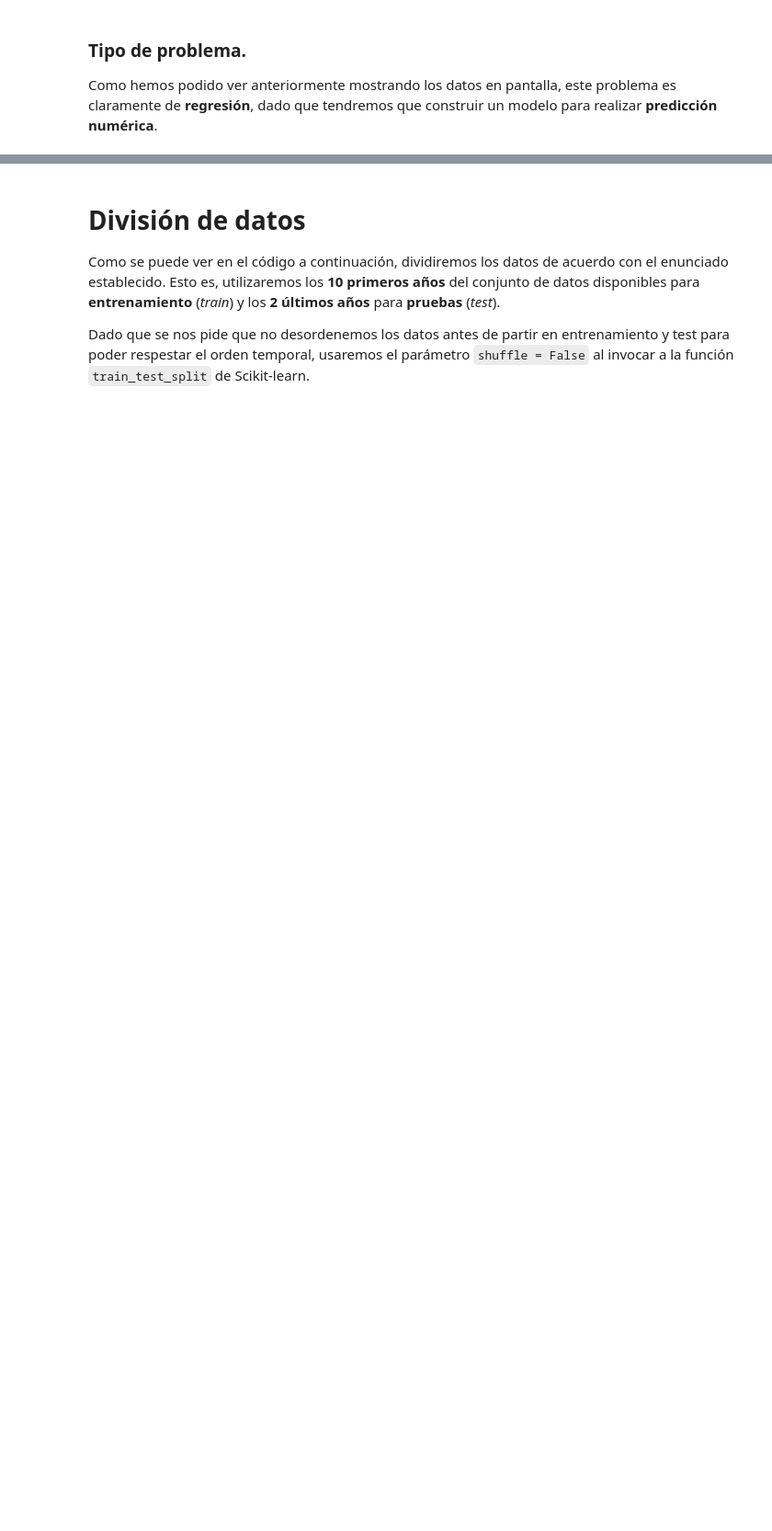
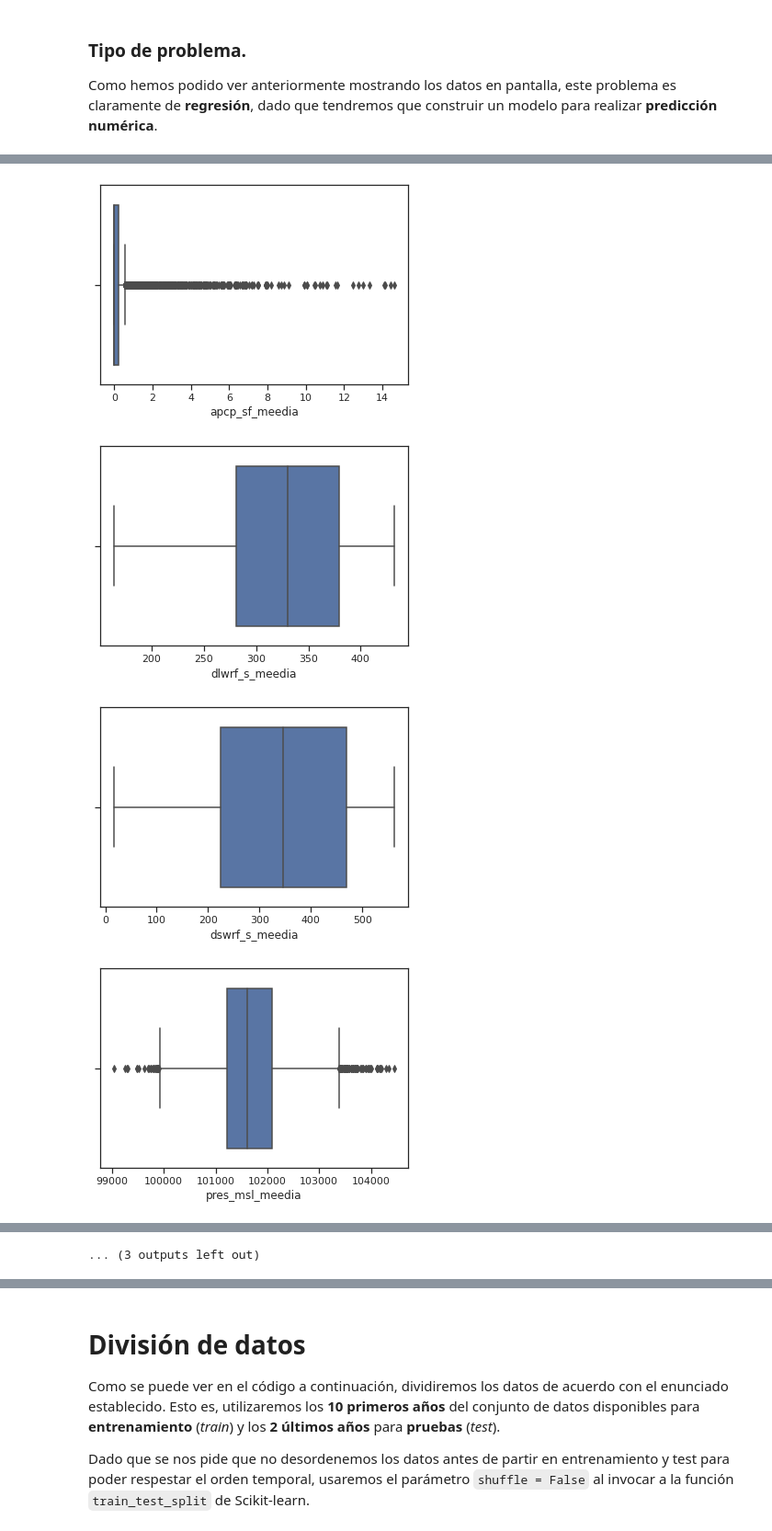
Before and after one commit to RaulMLA/Solar-Energy-Production-Prediction, a Jupyter notebook: AA_P1_Cuaderno_1.ipynb, the cells around one changed output, grey strips where cells are left out. Shown at 92% size. Saved outputs shown, nothing was run; the diff lists cells and outputs as text; code cells hidden in the pictures; blank space fills up the shorter version.

```diff
--- a/AA_P1_Cuaderno_1.ipynb
+++ b/AA_P1_Cuaderno_1.ipynb
@@ -176,0 +181,7 @@ Como hemos podido ver anteriormente mostrando los datos en pantalla, este proble
+# %%
+variables_meteorologicas = ['apcp_sf', 'dlwrf_s', 'dswrf_s', 'pres_msl', 'pwat_eatm', 'spfh_2m', 'tcdc_eatm', 'tcolc_eatm', 'tmax_2m', 'tmin_2m', 'tmp_2m', 'tmp_sfc', 'ulwrf_sfc', 'ulwrf_tatm', 'uswrf_sfc']
+
+mean_df = disp_df.iloc[:, :-1].groupby(np.arange(len(disp_df.columns)-1)//5, axis=1).mean()
+mean_df.columns = [f'{name}_meedia' for name in variables_meteorologicas]
+mean_df['salida'] = disp_df['salida']
+print(mean_df)
@@ -176,0 +208,18 @@ Como hemos podido ver anteriormente mostrando los datos en pantalla, este proble
+# %%
+import seaborn as sns
+import matplotlib.pyplot as plt
+
+sns.set(style="ticks")
+
+# Seleccionar solo las columnas de las variables meteorológicas
+cols = mean_df.columns[:-1]
+
+# Crear un diagrama de cajas para cada variable
+for col in cols:
+    sns.boxplot(data=mean_df, x=col)
+    plt.show()
+# %% [output]
+[figure, added]
+[figure, added]
+[figure, added]
+[figure, added]
@@ -176,0 +234 @@ Como hemos podido ver anteriormente mostrando los datos en pantalla, este proble
+... (3 outputs left out)
```
Also changed, not shown: parts of 17 cells of this notebook.
